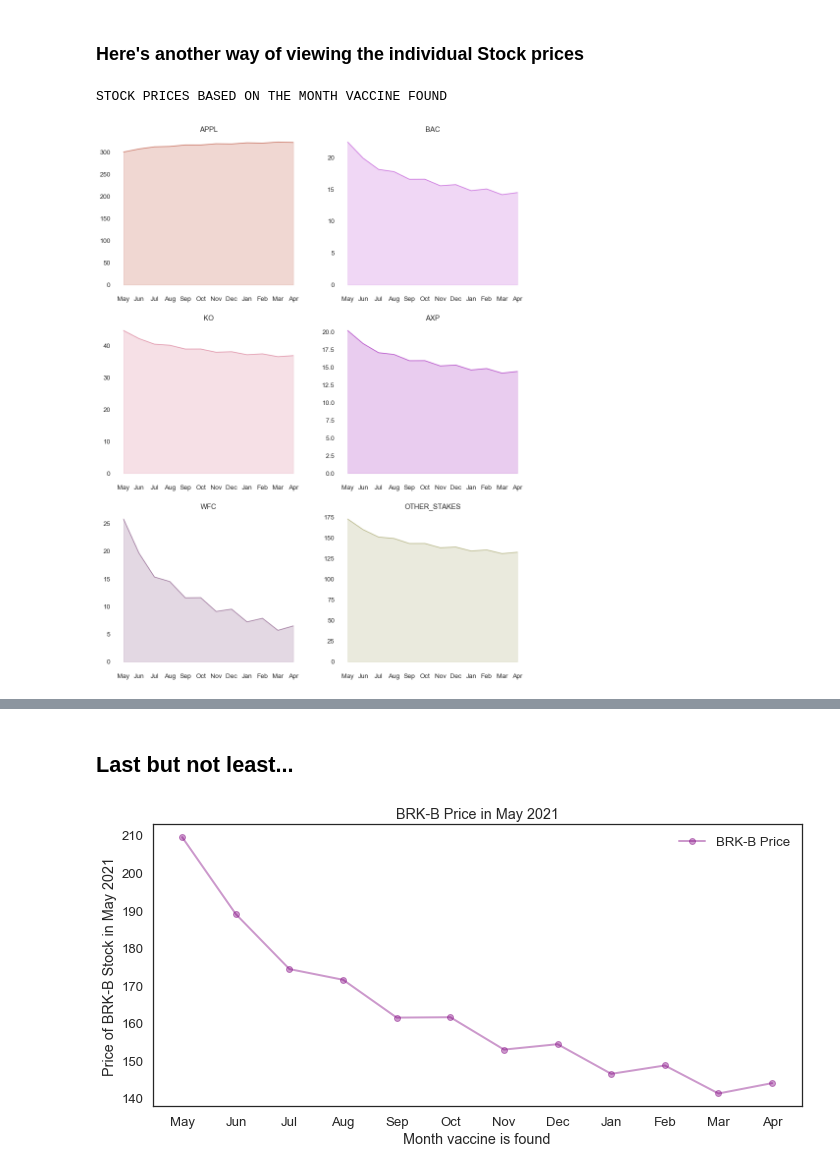
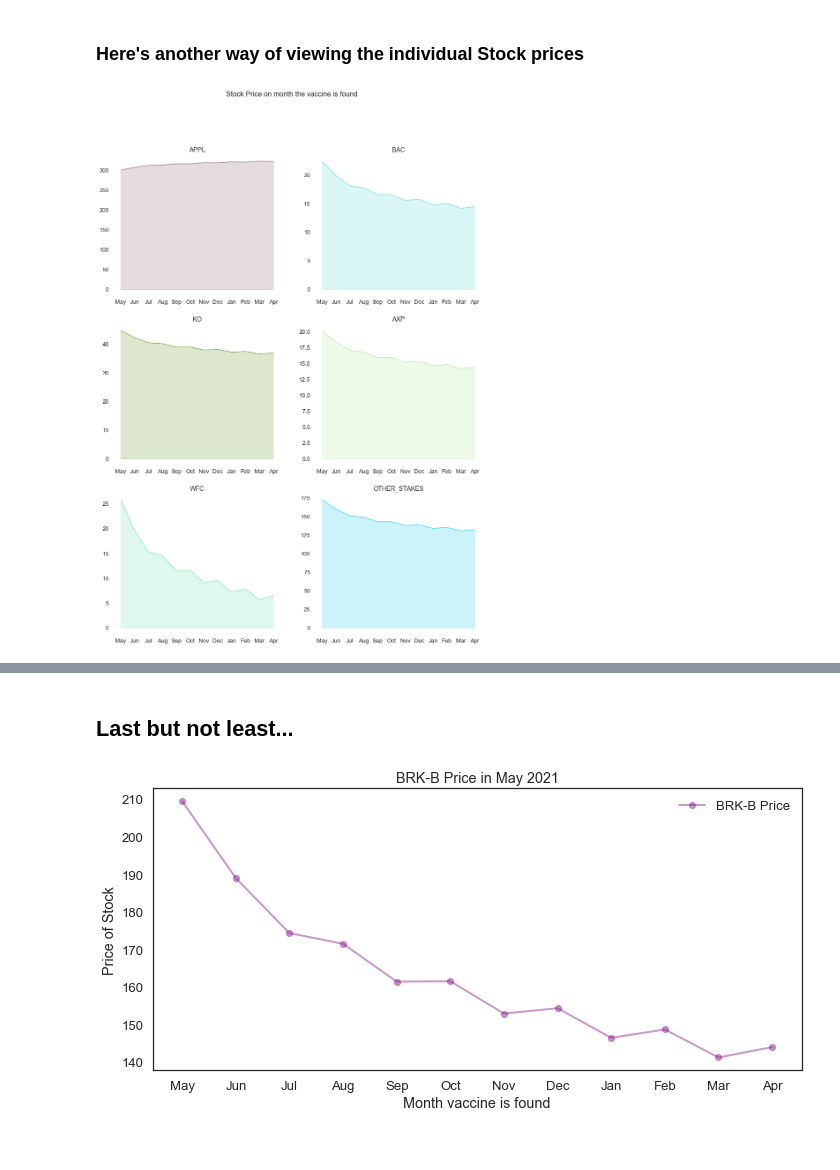
Before and after one commit to YasinEhsan/Berkshire-Hathaway-Price-Modeling, a Jupyter notebook: v2_brk_vaccine_x_days_.ipynb, the cells around one changed output, grey strips where cells are left out. Saved outputs shown, nothing was run; the diff lists cells and outputs as text; code cells hidden in the pictures.

```diff
--- a/v2_brk_vaccine_x_days_.ipynb
+++ b/v2_brk_vaccine_x_days_.ipynb
@@ -431,7 +431,7 @@ def plotAllStocks(data_in_Xdays, brk_prices_if_vaccineXdays):
             ax[2].legend(loc="best")
 
     for ax in ax.flat:
-        ax.set(title= 'Stock Price on day the vaccine is found',
+        ax.set(title= 'Stock Price on month the vaccine is found',
                xlabel='Number of days till vaccine is found',
                ylabel='Price of Stock')
         ax.set_xticks(days_till_vaccine_found)
@@ -448,35 +448,34 @@ plotAllStocks(data_in_Xdays, brk_prices_if_vaccineXdays)
 # %%
 # small change to the data for nicer labels and adjust width of graphs
 import random
 import seaborn as sns
 
 def plotAllStocks(data_in_Xdays, brk_prices_if_vaccineXdays):
     num = 0
     fig, ax = plt.subplots(3,2,figsize=(15,20))
     color = ["#"+''.join([random.choice('0123456789ABCDEF') for j in range(6)])
              for i in range(len(data_in_Xdays))]
 
     for i, stock in enumerate(data_in_Xdays):
         sweep = plotIndividualStock(data_in_Xdays, brk_prices_if_vaccineXdays, stock)
         x, y = int((i)/2), i%2
 
         ax[x,y].plot(sweep, label=stock, c=color[i], alpha=0.6)
         ax[x,y].title.set_text(stock)
         ax[x,y].fill_between(days_till_vaccine_found, data_in_Xdays[stock], color=color[i], alpha=0.2)
 
     for ax in ax.flat:
 #         ax.set(xlabel='Month vaccine is found',
 #                ylabel='Price of Stock')
         ax.set_xticks(days_till_vaccine_found)
         ax.set_xticklabels(month_vaccine_found)
-#     fig.suptitle("Stock Price on month the vaccine is found", fontsize=16)
+    fig.suptitle("Stock Price on month the vaccine is found", fontsize=16)
     sns.despine(left=True, bottom=True, right=True)
 
-print("STOCK PRICES BASED ON THE MONTH VACCINE FOUND")
+# print("STOCK PRICES BASED ON THE MONTH VACCINE FOUND")
 plotAllStocks(data_in_Xdays, brk_prices_if_vaccineXdays)
 # %% [output]
-STOCK PRICES BASED ON THE MONTH VACCINE FOUND
-[figure, old version]
+[figure, new version]
 # %% [markdown]
 ![](https://media3.giphy.com/media/EDt1m8p5hqXG8/giphy.gif)
 
@@ -492,12 +491,11 @@ def plotBRK(brk_prices_if_vaccineXdays):
         brkPriceMay2021 = data[1]
         sweep[daysTillVaccineFound] = brkPriceMay2021
     plot(month_vaccine_found, sweep, marker='o', label='BRK-B Price', color ="purple", alpha=0.4)
-#     plt.fill_between(days_till_vaccine_found, [i[1] for i in brk_prices_if_vaccineXdays], alpha=0.2)
 
-    decorate(title='BRK-B Price in May 2021',
-             ylabel='Price of BRK-B Stock in May 2021',
-             xlabel='Month vaccine is found')
 
 plotBRK(brk_prices_if_vaccineXdays)
+decorate(title='BRK-B Price in May 2021',
+         ylabel='Price of Stock',
+         xlabel='Month vaccine is found')
 # %% [output]
-[figure, old version]
+[figure, new version]
```
Also changed, not shown: parts of 3 cells of this notebook.
